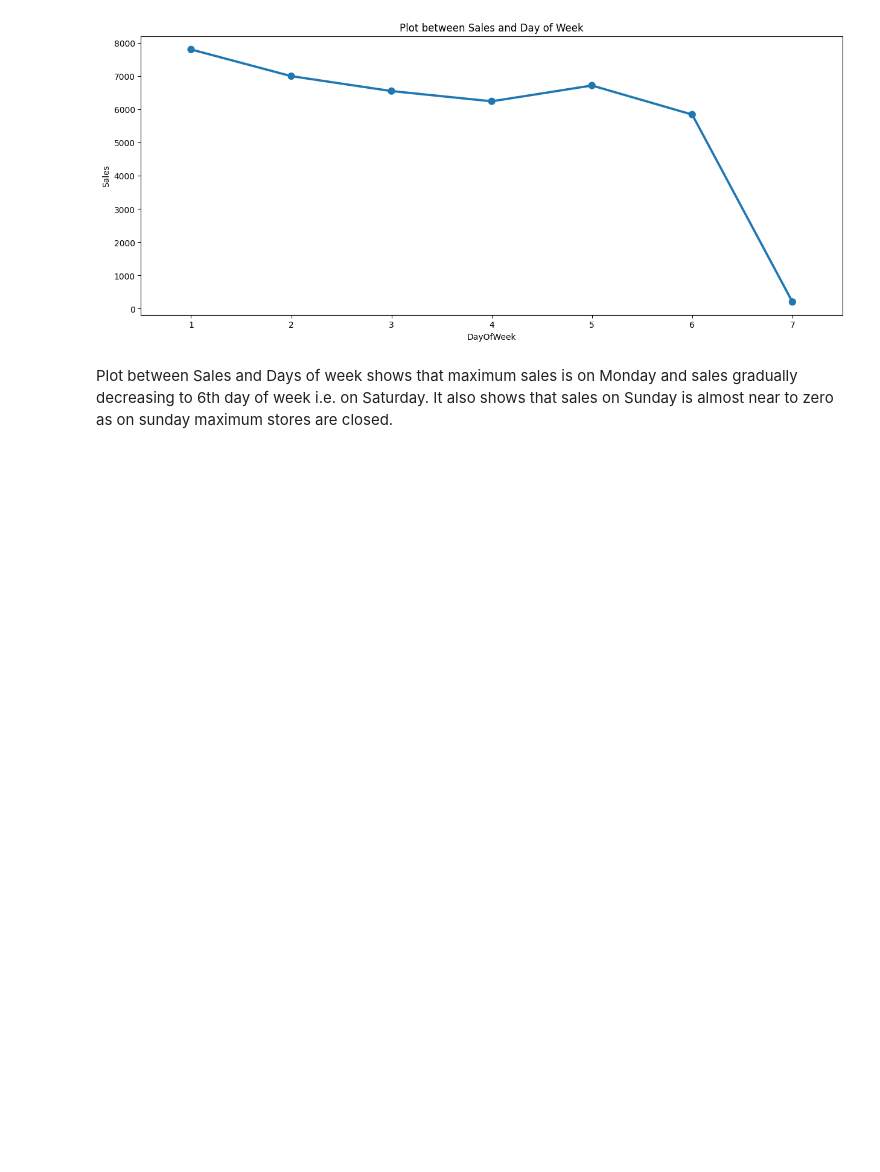
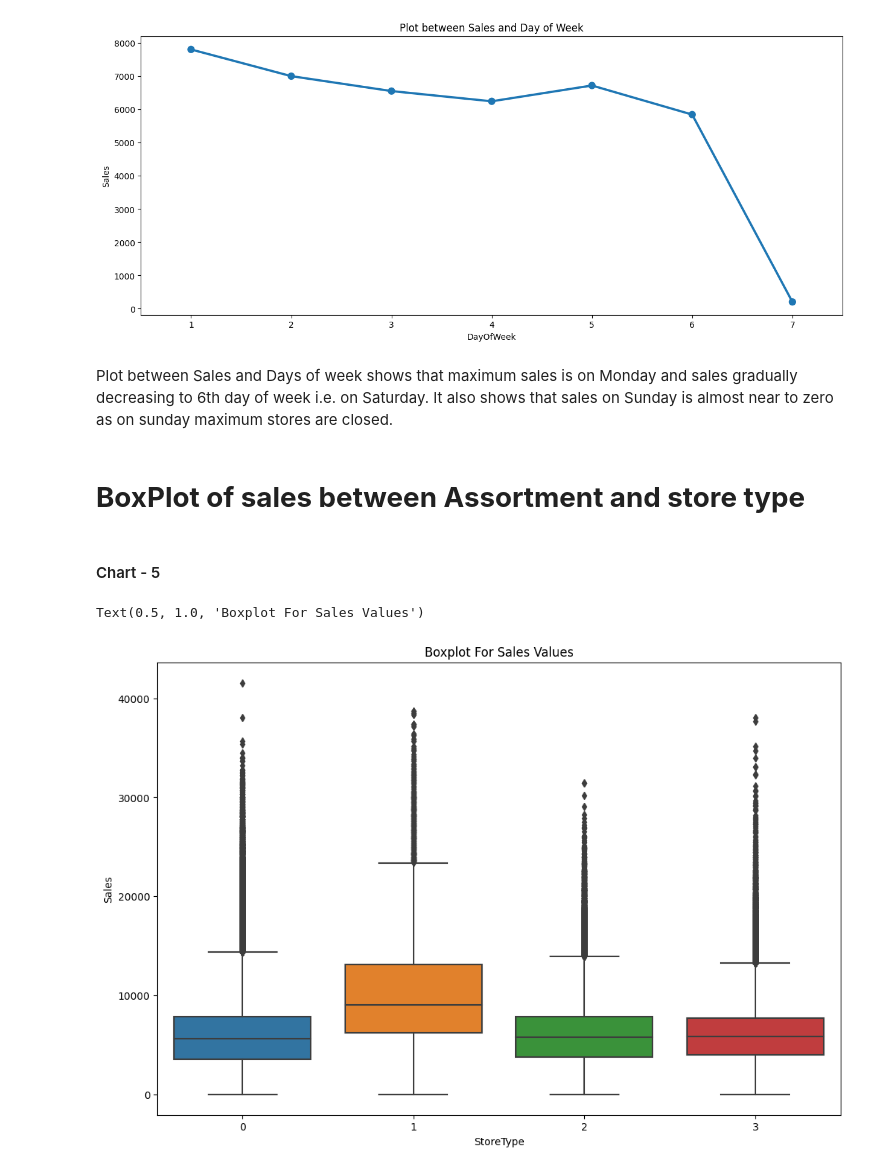
Before and after one commit to yamini1998m/-ML-Regression-ProjectTemplate.ipynb, a Jupyter notebook: ML_Regression_ProjectTemplate.ipynb, the cells around one changed output. Drawn from its saved outputs; the diff is of its cells as text; code cells hidden in the pictures; blank space fills up the shorter version.

```diff
--- a/ML_Regression_ProjectTemplate.ipynb
+++ b/ML_Regression_ProjectTemplate.ipynb
@@ -489,3 +489,15 @@ Text(0.5, 1.0, 'Plot between Sales and Day of Week')
 [figure]
 # %% [markdown]
 Plot between Sales and Days of week shows that maximum sales is on Monday and sales gradually decreasing to 6th day of week i.e. on Saturday. It also shows that sales on Sunday is almost near to zero as on sunday maximum stores are closed.
+# %% [markdown]
+# **BoxPlot of sales between Assortment and store type**
+# %% [markdown]
+#### Chart - 5
+# %%
+# Chart - 5 visualization code
+plt.figure(figsize=(12, 8))
+plot_storetype_sales = sns.boxplot(x="StoreType", y="Sales", data=ds_final)
+plt.title('Boxplot For Sales Values')
+# %% [output]
+Text(0.5, 1.0, 'Boxplot For Sales Values')
+[figure, added]
```
Also changed, not shown: parts of 10 cells of this notebook.
